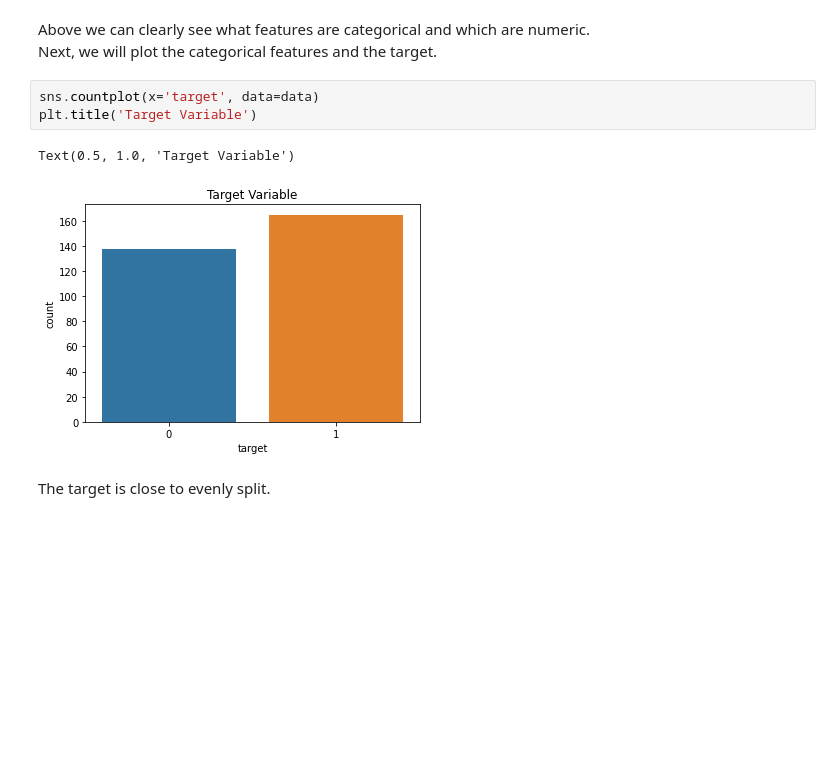
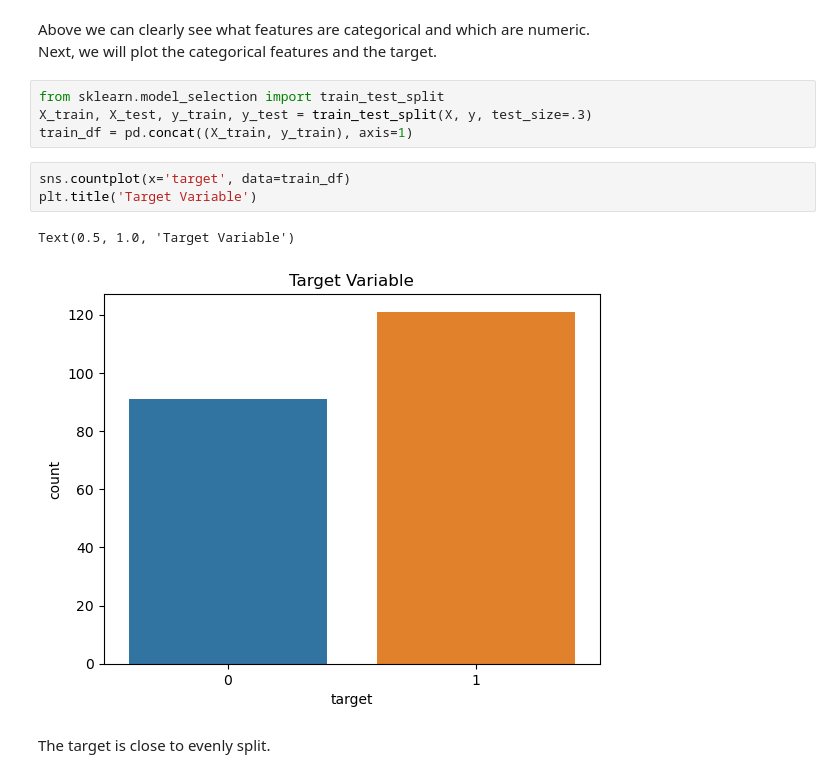
Before and after one commit to Alkoopman85/Adaboost-Comparison, a Jupyter notebook: heart-disease-adaboost-w-different-base-estimators.ipynb, the cells around one changed output. Drawn from its saved outputs; the diff is of its cells as text; blank space fills up the shorter version.

```diff
--- a/heart-disease-adaboost-w-different-base-estimators.ipynb
+++ b/heart-disease-adaboost-w-different-base-estimators.ipynb
@@ -62,12 +68,16 @@ st
 # %% [markdown]
 Above we can clearly see what features are categorical and which are numeric.<br>
 Next, we will plot the categorical features and the target.
+# %%
+from sklearn.model_selection import train_test_split
+X_train, X_test, y_train, y_test = train_test_split(X, y, test_size=.3)
+train_df = pd.concat((X_train, y_train), axis=1)
 # %%
-sns.countplot(x='target', data=data)
+sns.countplot(x='target', data=train_df)
 plt.title('Target Variable')
 # %% [output]
 Text(0.5, 1.0, 'Target Variable')
-[figure, old version]
+[figure, new version]
 # %% [markdown]
 The target is close to evenly split.
 # %%
```
Also changed, not shown: parts of 33 cells of this notebook.
